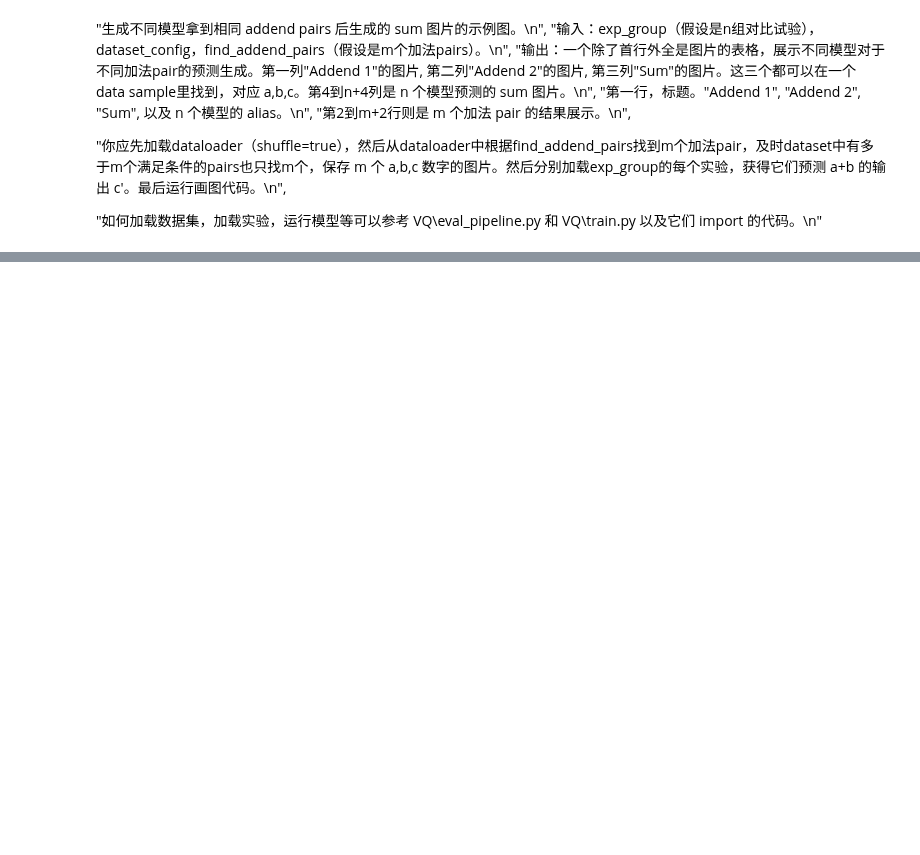
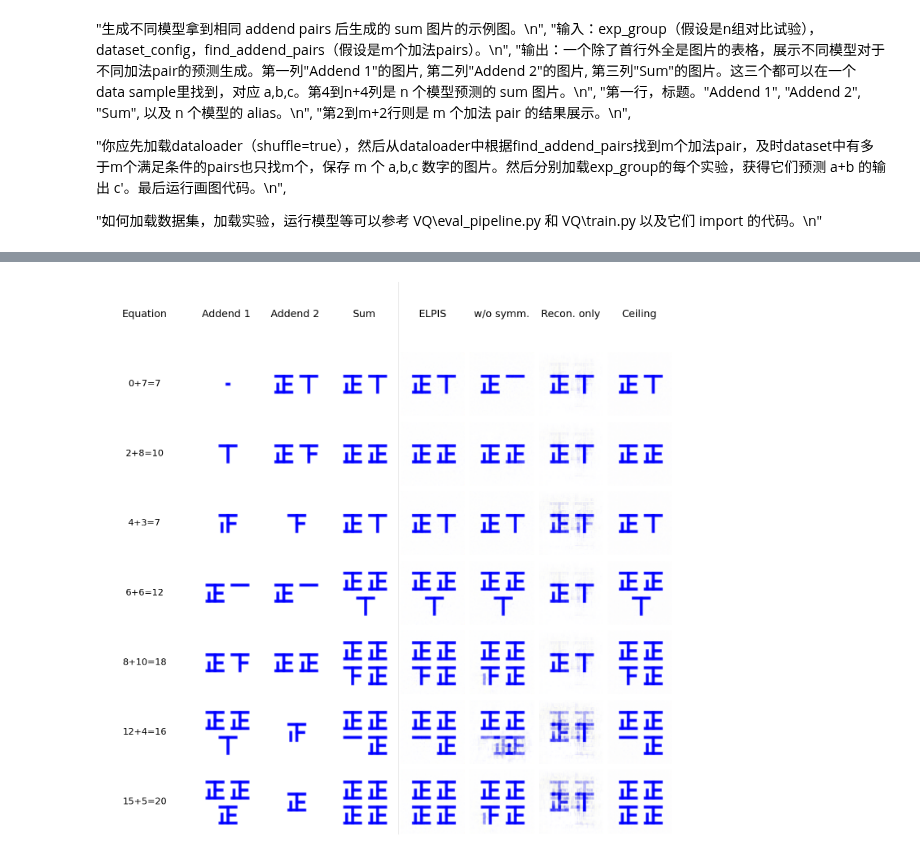
Before and after one commit to XuanjieLiu/S3Plus, a Jupyter notebook: VQ/plots/generate_samples.ipynb, the cells around one changed output, grey strips where cells are left out. Drawn from its saved outputs; the diff is of its cells as text; code cells hidden in the pictures; blank space fills up the shorter version.

```diff
--- a/VQ/plots/generate_samples.ipynb
+++ b/VQ/plots/generate_samples.ipynb
@@ -137,29 +139,33 @@ def generate_predictions(sample_rows: List[Dict[str, Any]], exp_items: List[Dict
 
 
 def plot_sample_table(sample_rows: List[Dict[str, Any]], predictions: Dict[str, List[torch.Tensor]], save_path: Path):
-    headers = ['Addend 1', 'Addend 2', 'Sum'] + list(predictions.keys())
+    headers = ['Equation', 'Addend 1', 'Addend 2', 'Sum'] + list(predictions.keys())
     row_num = len(sample_rows) + 1
     col_num = len(headers)
     fig, axes = plt.subplots(
         row_num,
         col_num,
-        figsize=(2.2 * col_num, 2.2 * row_num),
+        figsize=(2.7 + 2.2 * (col_num - 1), 2.2 * row_num),
         squeeze=False,
-        gridspec_kw={'wspace': 0.08, 'hspace': 0.08},
+        gridspec_kw={'wspace': 0.08, 'hspace': 0.08, 'width_ratios': [1.4] + [1.0] * (col_num - 1)},
     )
 
     for col_idx, header in enumerate(headers):
-        axes[0][col_idx].text(0.5, 0.5, header, ha='center', va='center', fontsize=14, fontweight='bold')
+        axes[0][col_idx].text(0.5, 0.5, header, ha='center', va='center', fontsize=18)
         axes[0][col_idx].axis('off')
 
     for row_idx, row in enumerate(sample_rows, start=1):
+        a_label, b_label, c_label = row['labels']
+        axes[row_idx][0].text(0.5, 0.5, f'{a_label}+{b_label}={c_label}', ha='center', va='center', fontsize=16)
+        axes[row_idx][0].axis('off')
+
         row_images = [row['a_img'], row['b_img'], row['c_img']] + [predictions[alias][row_idx - 1] for alias in predictions]
-        for col_idx, image in enumerate(row_images):
+        for col_idx, image in enumerate(row_images, start=1):
             axes[row_idx][col_idx].imshow(tensor_to_image(image))
             axes[row_idx][col_idx].axis('off')
 
     fig.canvas.draw()
-    divider_x = (axes[0][2].get_position().x1 + axes[0][3].get_position().x0) / 2
+    divider_x = (axes[0][3].get_position().x1 + axes[0][4].get_position().x0) / 2
     divider = plt.Line2D(
         [divider_x, divider_x],
         [axes[-1][0].get_position().y0, axes[0][0].get_position().y1],
@@ -260,0 +271,64 @@ Saved figure to: D:\Projects\Gus Xia\S3Plus\VQ\plots\generate_samples\multiStyle
+# %%
+figure_name = "zheng.svg"
+save_dir = "generate_samples/"
+
+exp_group = [
+    {
+        'exp_name': "2024.05.19_10vq_Zc[2]_Zs[0]_edim1_[0-20]_plus1024_1_ZHENG_tripleSet_Fullsymm",
+        'sub_exp': "1",
+        'ckpt': "curr_model.pt",
+        'alias': "ELPIS",
+    },
+    {
+        'exp_name': "2024.05.19_10vq_Zc[2]_Zs[0]_edim1_[0-20]_plus1024_1_ZHENG_tripleSet_Nothing",
+        'sub_exp': "1",
+        'ckpt': "curr_model.pt",
+        'alias': "w/o symm.",
+    },
+    {
+        'exp_name': "2024.05.19_10vq_Zc[2]_Zs[0]_edim1_[0-20]_plus1024_1_ZHENG_tripleSet_PureVQ",
+        'sub_exp': "1",
+        'ckpt': "curr_model.pt",
+        'alias': "Recon. only",
+    },
+    {
+        'exp_name': "2024.05.19_10vq_Zc[2]_Zs[0]_edim1_[0-20]_plus1024_1_ZHENG_tripleSet_Nothing_trainAll",
+        'sub_exp': "1",
+        'ckpt': "curr_model.pt",
+        'alias': "Ceiling",
+    },
+]
+
+dataset_config = {
+    'path_list': [
+        str(data_root / 'single_style_pairs(0,20)_tripleSet_ZHENG' / 'test_1'),
+        str(data_root / 'single_style_pairs(0,20)_tripleSet_ZHENG' / 'test_2'),
+    ],
+    'is_blur': False,
+    'augment_times': 1,
+    'blur_cfg': {
+        'kernel_size_choices': (5, 7, 9),
+        'sigma_range': (0.5, 3.0),
+        'p_no_blur': 0.00,
+    },
+}
+
+find_addend_pairs = [
+    (0, 7),
+    (2, 8),
+    (4, 3),
+    (6, 6),
+    (8, 10),
+    (12, 4),
+    (15, 5),
+]
+
+data_loader = make_plus_data_loader(dataset_config, shuffle=True)
+sample_rows = find_requested_samples(data_loader, find_addend_pairs)
+predictions = generate_predictions(sample_rows, exp_group)
+
+output_path = notebook_dir / save_dir / figure_name
+plot_sample_table(sample_rows, predictions, output_path)
+print(f"Saved figure to: {output_path}")
+sample_rows
+# %% [output]
@@ -260,0 +339 @@ Saved figure to: D:\Projects\Gus Xia\S3Plus\VQ\plots\generate_samples\multiStyle
+[figure, added]
```
Also changed, not shown: parts of 9 cells of this notebook, 24 other files.
